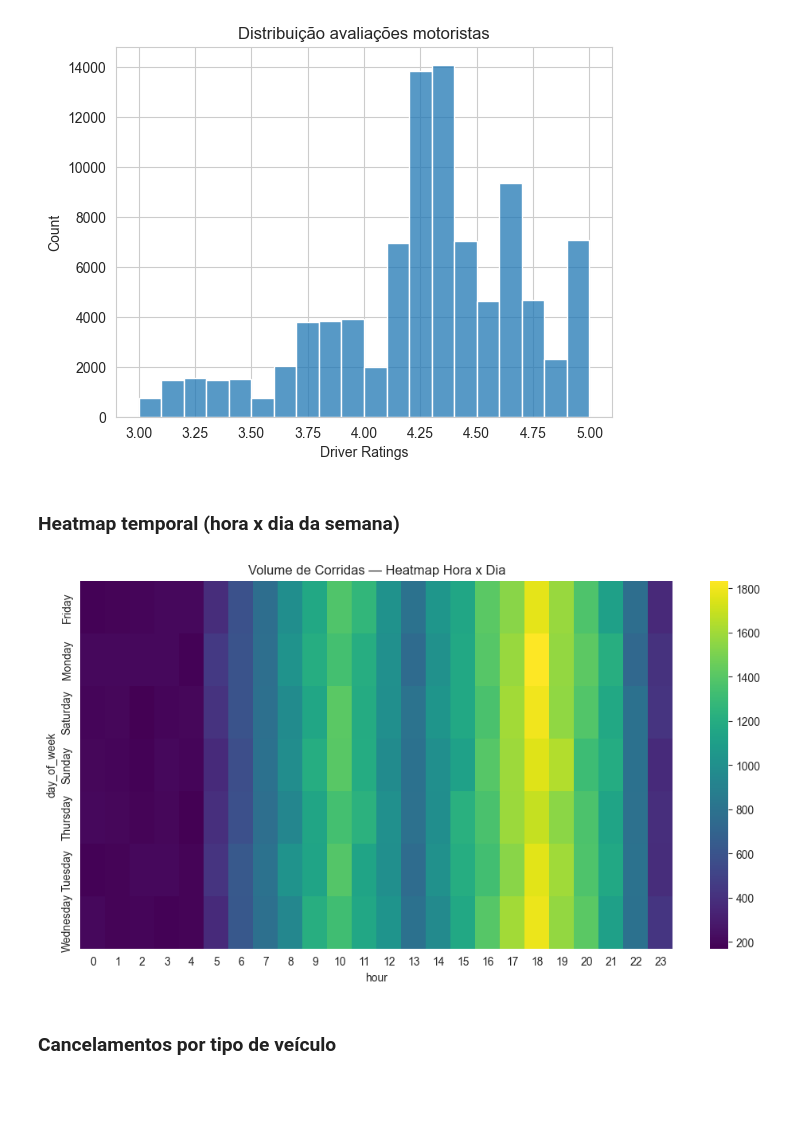
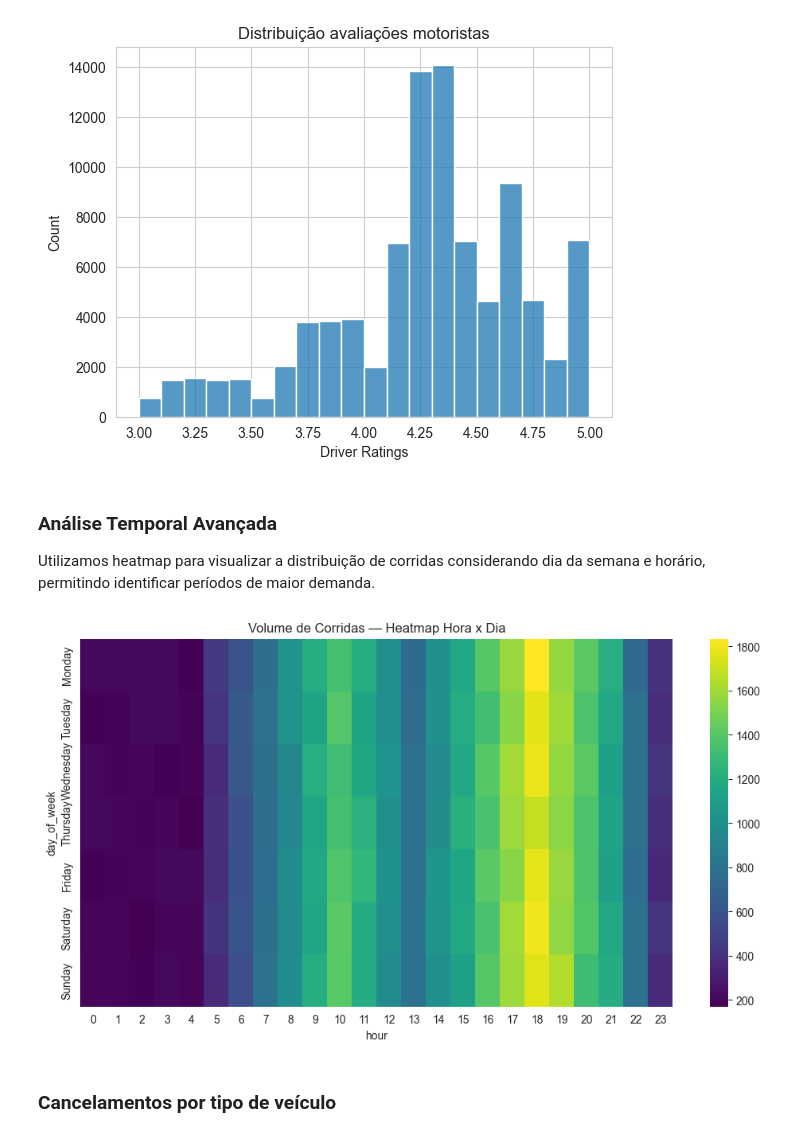
Before and after one commit to MarcioLuizBR/AED_UBER_SCTEC, a Jupyter notebook: Aed_Uber.ipynb, the cells around one changed output. Drawn from its saved outputs; the diff is of its cells as text; code cells hidden in the pictures; blank space fills up the shorter version.

```diff
--- a/Aed_Uber.ipynb
+++ b/Aed_Uber.ipynb
@@ -162,21 +187,28 @@ plt.show()
 # %% [output]
 [figure]
 # %% [markdown]
-### Heatmap temporal (hora x dia da semana)
+### Análise Temporal Avançada
+
+Utilizamos heatmap para visualizar a distribuição
+de corridas considerando dia da semana e horário,
+permitindo identificar períodos de maior demanda.
 # %%
 pivot = df.pivot_table(
     index="day_of_week",
     columns="hour",
     values="Booking ID",
     aggfunc="count"
 )
 
+order = ["Monday","Tuesday","Wednesday","Thursday","Friday","Saturday","Sunday"]
+pivot = pivot.reindex(order)
+
 plt.figure(figsize=(12,6))
 sns.heatmap(pivot, cmap="viridis")
 plt.title("Volume de Corridas — Heatmap Hora x Dia")
 plt.show()
 # %% [output]
-[figure, old version]
+[figure, new version]
 # %% [markdown]
 ### Cancelamentos por tipo de veículo
 # %%
```
Also changed, not shown: parts of 11 cells of this notebook, 1 other file.
